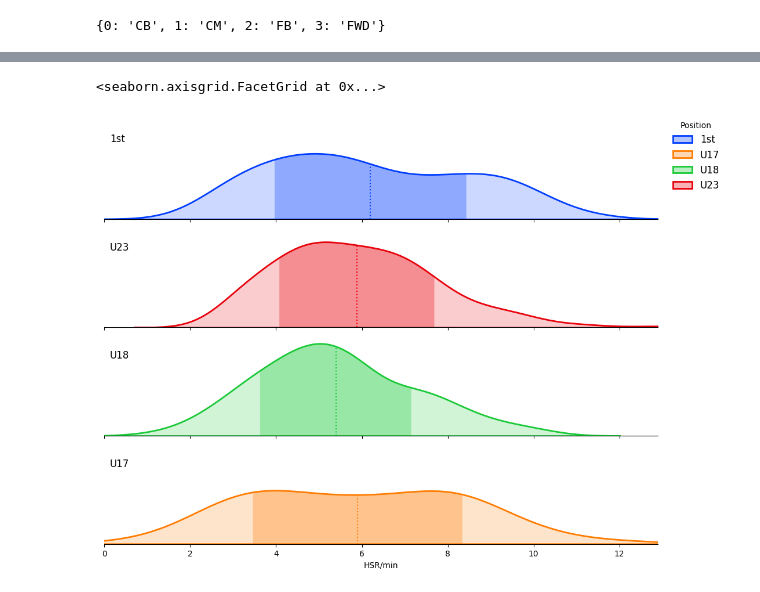
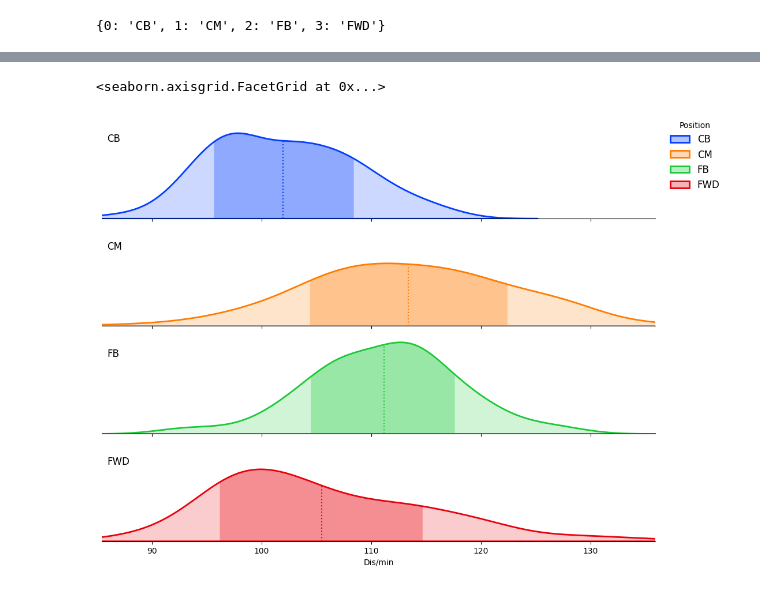
Before and after one commit to JTPiingtoh/GPSproject, a Jupyter notebook: ridgelineplot.ipynb, the cells around one changed output, grey strips where cells are left out. Saved outputs shown, nothing was run; the diff lists cells and outputs as text; code cells hidden in the pictures.

```diff
--- a/ridgelineplot.ipynb
+++ b/ridgelineplot.ipynb
@@ -51,7 +51,7 @@ positions_dict
 # %% [output]
 {0: 'CB', 1: 'CM', 2: 'FB', 3: 'FWD'}
 # %%
-measure = "HSR/min"
+measure = "Dis/min"
 measures = sessions_data_table.columns
 HSR_column = measures[measure]
 
@@ -157,7 +157,7 @@ g.map(sns.kdeplot, measure, bw_adjust=1, fill=True, alpha=.005, lw=2)
 for i, ax in enumerate(g.axes.flat):
     ax.text(0.01, 0.8, g.row_names[i],
             fontsize=12, transform = ax.transAxes)
-    ax.set_xlim(0, max(df[measure]))
+    ax.set_xlim(min(df[measure]), max(df[measure]))
 
 # add mean lines
 for i, ax in enumerate(g.axes.flat):
@@ -201,19 +256,19 @@ g.refline(y=0, linewidth=0.5, linestyle="-", color=None, clip_on=False)
 # %%
-g = sns.FacetGrid(df, row="team", hue="team", row_order=["1st", "U23", "U18", "U17"], height=2, aspect=5)
+g = sns.FacetGrid(df, row="position", hue="position", height=2, aspect=5)
 g.map(sns.kdeplot, measure, bw_adjust=1, fill=True, alpha=.2, lw=2)
 
 
 for i, ax in enumerate(g.axes.flat):
     ax.text(0.01, 0.8, g.row_names[i],
             fontsize=12, transform = ax.transAxes)
-    ax.set_xlim(0, max(df[measure]))
+    ax.set_xlim(min(df[measure]), max(df[measure]))
 
 # add mean lines
 for i, ax in enumerate(g.axes.flat):
     for j, collection in enumerate(ax.collections):
 
         # Mean required to calulate x position of mean line
-        df_p = df[ (df["team"] == g.row_names[i])]
+        df_p = df[ (df["position"] == g.row_names[i])]
         mean = df_p[measure].mean()
         stdv = np.std(df_p[measure])
 
@@ -224,31 +279,31 @@ for i, ax in enumerate(g.axes.flat):
         # As row order has been changed, face color needs to be indexced from collection and not theme
         face_color = collection.get_facecolor()[j]
         face_color[3] *= 1.5
         R,G,B,A = face_color
         # bubble sort to reduce risk of stack overflow?
         x_coords, y_coords = bubblesort_by_x(vertices.T[0], vertices.T[1])
         mean_height = np.interp(mean, x_coords, y_coords)
         stdm_height = np.interp(mean - stdv, x_coords, y_coords)
         stdp_height = np.interp(mean + stdv, x_coords, y_coords)
 
         ax.fill_between(x_coords, 0, y_coords, where=(mean - stdv <= x_coords) & (x_coords <= mean + stdv), interpolate=False, facecolor=face_color)
 
         ax.vlines(mean,0,mean_height, ls=":", colors=[R,G,B, 1])
 
         # ax.vlines(mean - stdv,0,stdm_height, ls=":", colors=sns.color_palette("bright")[j])
         # ax.vlines(mean + stdv,0,stdp_height, ls=":", colors=sns.color_palette("bright")[j])
 
 
 
 # Set the subplots to overlap
 g.figure.subplots_adjust(hspace=-.5)
 
 # Remove axes details that don't play well with overlap
 g.set_titles("")
 g.set(yticks=[], ylabel="")
 g.despine(bottom=False, left=True)
 g.add_legend(title="Position", loc="upper right", fontsize=12)
 g.refline(y=0, linewidth=0.5, linestyle="-", color=None, clip_on=False)
 # %% [output]
 <seaborn.axisgrid.FacetGrid at 0x...>
-[figure, old version]
+[figure, new version]
```
Also changed, not shown: parts of 8 cells of this notebook, 1 other file.
